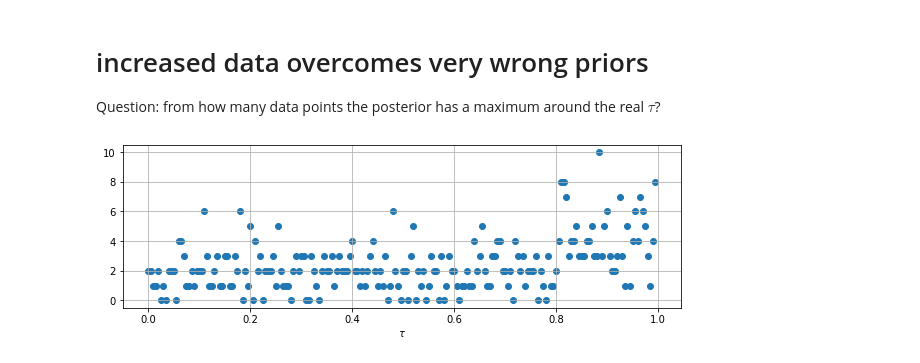
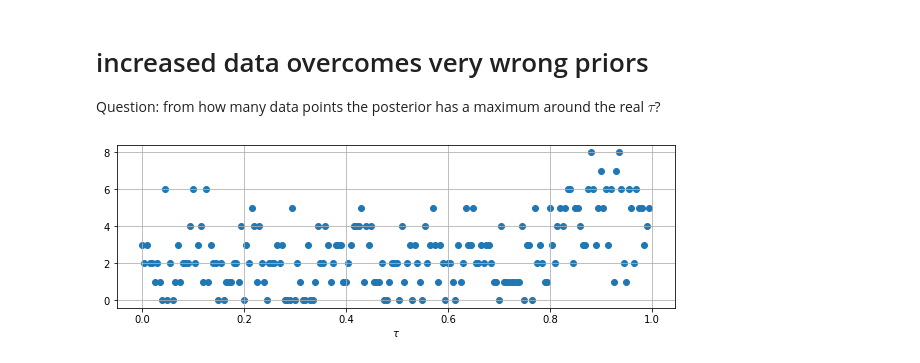
Before and after one commit to rramosp/ppdl, a Jupyter notebook: anims/src/variational_inference/02 intro/change of Poisson - 01 - analytical.ipynb, the cells around one changed output. Saved outputs shown, nothing was run; the diff lists cells and outputs as text; code cells hidden in the pictures.

```diff
--- a/anims/src/variational_inference/02 intro/change of Poisson - 01 - analytical.ipynb
+++ b/anims/src/variational_inference/02 intro/change of Poisson - 01 - analytical.ipynb
@@ -183,13 +186,24 @@ np.sum([np.exp(logposterior(tau))/len(rtau) for tau in rtau])
 Question: from how many data points the posterior has a maximum around the real $\tau$?
 # %%
 x = TModel(tau=real_tau).rvs(200)
+
+# use this sample for comparison
+x = [3, 2, 3, 2, 2, 1, 2, 1, 0, 6, 0, 2, 0, 1, 3, 1, 2, 2, 2, 4, 6, 2, 3, 4, 1, 6,
+     1, 3, 2, 2, 0, 2, 0, 1, 1, 1, 2, 2, 1, 4, 0, 3, 2, 5, 4, 1, 4, 2, 1, 0, 2, 2,
+     2, 3, 2, 3, 0, 0, 0, 5, 0, 2, 1, 0, 0, 3, 0, 0, 1, 4, 2, 2, 4, 3, 1, 2, 3, 3,
+     3, 1, 1, 2, 3, 4, 4, 4, 5, 1, 4, 3, 4, 1, 1, 1, 2, 0, 0, 1, 2, 2, 2, 0, 4, 1,
+     2, 3, 0, 3, 2, 1, 0, 4, 2, 3, 5, 3, 1, 3, 2, 0, 2, 2, 1, 0, 3, 1, 2, 5, 3, 3,
+     5, 2, 2, 3, 2, 3, 3, 2, 1, 1, 0, 4, 1, 1, 1, 1, 1, 1, 1, 4, 0, 3, 3, 0, 5, 2,
+     3, 2, 1, 1, 5, 3, 2, 4, 5, 4, 5, 6, 6, 2, 5, 5, 4, 3, 3, 6, 8, 6, 3, 5, 7, 5,
+     6, 3, 6, 1, 7, 8, 6, 2, 1, 6, 5, 2, 6, 5, 5, 3, 4, 5]
+
 plt.figure(figsize=(10,3))
 plt.scatter(np.arange(len(x))/len(x), x)
 #plt.axvline((real_tau*len(x)+.5)/len(x), ls="--", color="black")
 plt.xlabel(r"$\tau$")
 plt.grid();
 # %% [output]
-[figure, old version]
+[figure, new version]
 # %%
 logposterior = get_logposterior_fn(loglikelihood, logprior, tau_support)
 # %%
```
Also changed, not shown: parts of 24 cells of this notebook, 1 other file.
